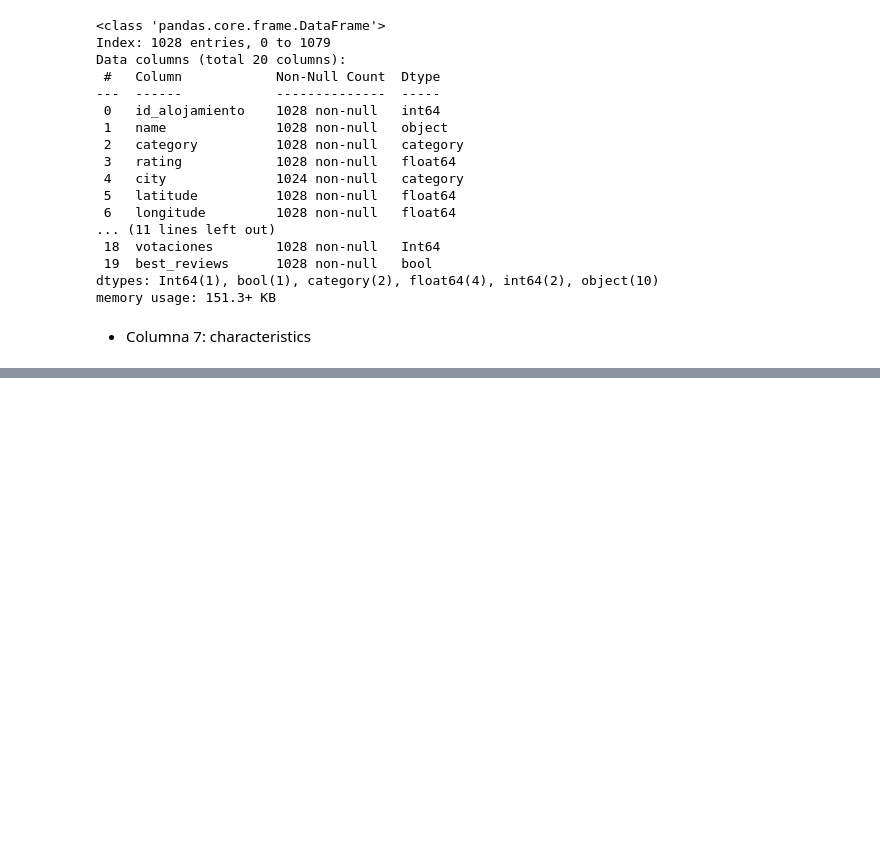
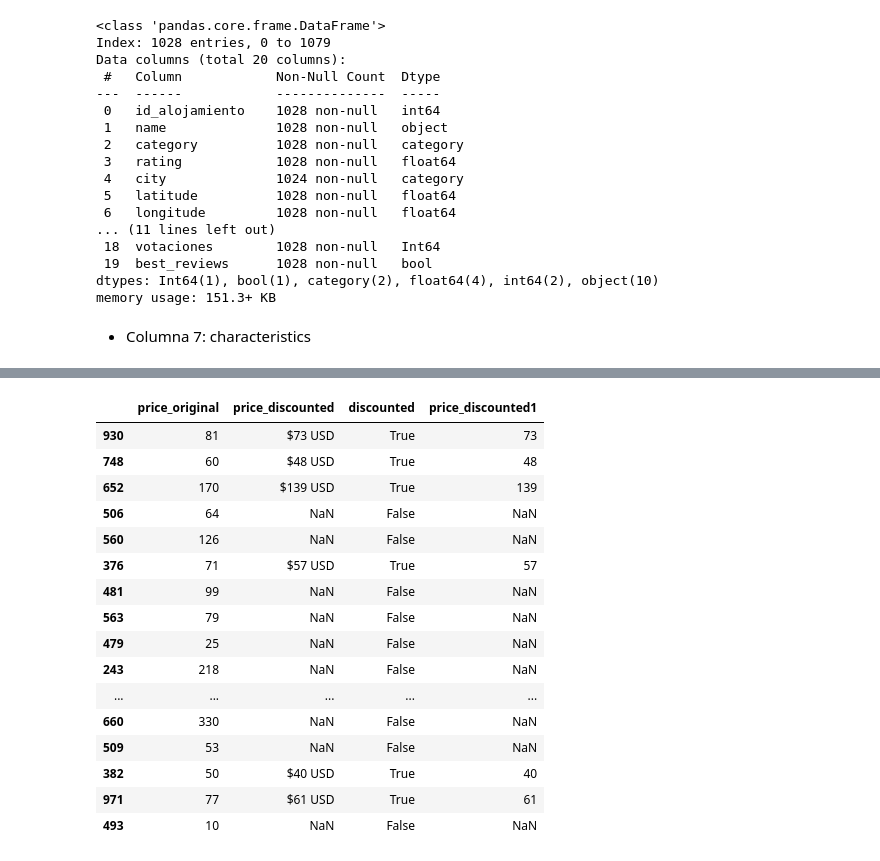
Before and after one commit to carlos1680/CPEDWObligatorio, a Jupyter notebook: trabajo.ipynb, the cells around one changed output, grey strips where cells are left out. Cells and saved outputs as stored; diff of their text form; code cells hidden in the pictures; blank space fills up the shorter version.

```diff
--- a/trabajo.ipynb
+++ b/trabajo.ipynb
@@ -1337,0 +1596,6 @@ array([" 'Monoambiente'", " '1 dormitorio']", " '1 cama'", "5 baños'",
+# %%
+# Obtengo solo los valores para el precio original
+col = df_alquileres['price_original'].str.extract(pat=r'(\d+)')
+df_alquileres['price_original']=col
+# %%
+df_alquileres['price_original']=df_alquileres['price_original'].astype('Int64')
@@ -1337,0 +1644,3 @@ array([" 'Monoambiente'", " '1 dormitorio']", " '1 cama'", "5 baños'",
+# %%
+# Creo la columna, que indica si el precio ya tiene descuento
+df_alquileres['discounted']=np.where(df_alquileres['price_discounted'].isna(),False,True)
@@ -1337,0 +1667,24 @@ array([" 'Monoambiente'", " '1 dormitorio']", " '1 cama'", "5 baños'",
+# %%
+# df_alquileres['price_discounted1']=df_alquileres['price_discounted'].str.extract(pat='(\d+)')
+col = df_alquileres['price_discounted'].str.extract(pat=r'(\d+)')
+df_alquileres['price_discounted1']=col
+# %%
+df_alquileres[['price_original','price_discounted','discounted','price_discounted1']].sample(20)
+# %% [output]
+|  | price_original | price_discounted | discounted | price_discounted1 |
+| 930 | 81 | $73 USD | True | 73 |
+| 748 | 60 | $48 USD | True | 48 |
+| 652 | 170 | $139 USD | True | 139 |
+| 506 | 64 | NaN | False | NaN |
+| 560 | 126 | NaN | False | NaN |
+| 376 | 71 | $57 USD | True | 57 |
+| 481 | 99 | NaN | False | NaN |
+| 563 | 79 | NaN | False | NaN |
+| 479 | 25 | NaN | False | NaN |
+| 243 | 218 | NaN | False | NaN |
+| ... | ... | ... | ... | ... |
+| 660 | 330 | NaN | False | NaN |
+| 509 | 53 | NaN | False | NaN |
+| 382 | 50 | $40 USD | True | 40 |
+| 971 | 77 | $61 USD | True | 61 |
+| 493 | 10 | NaN | False | NaN |
```
Also changed, not shown: parts of 90 cells of this notebook.
